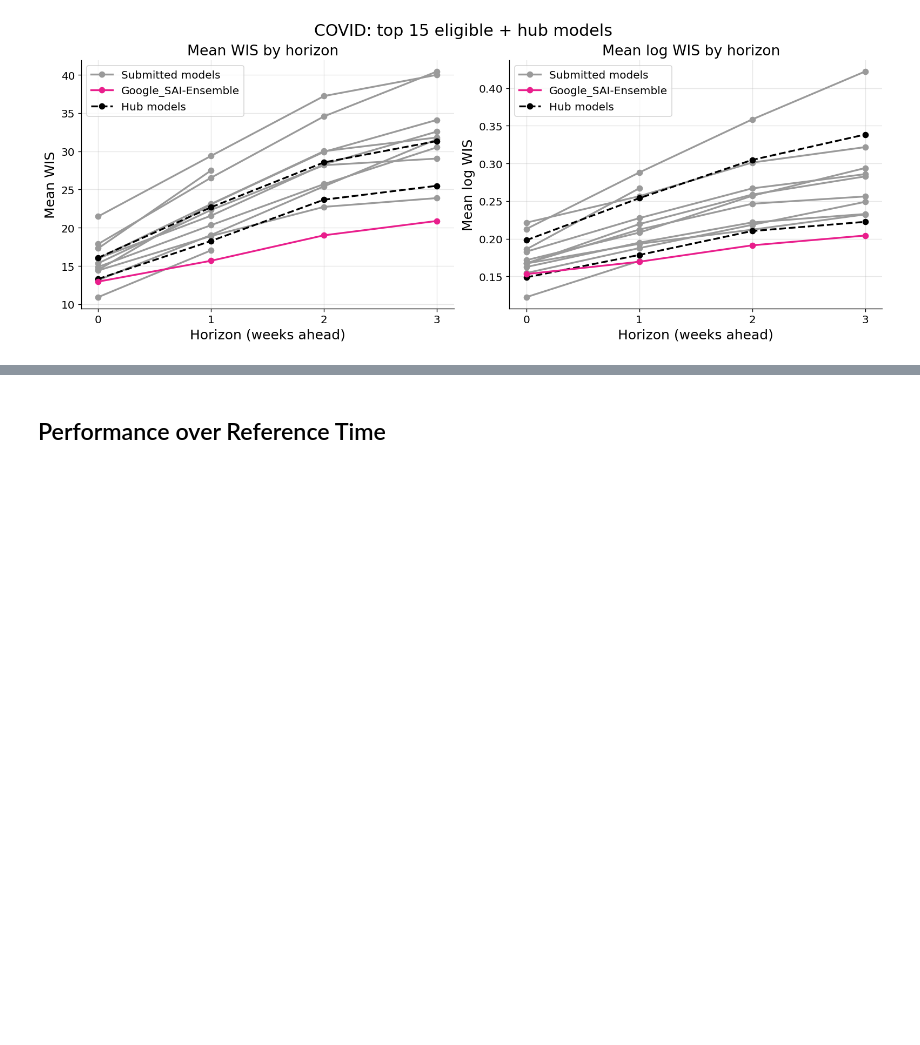
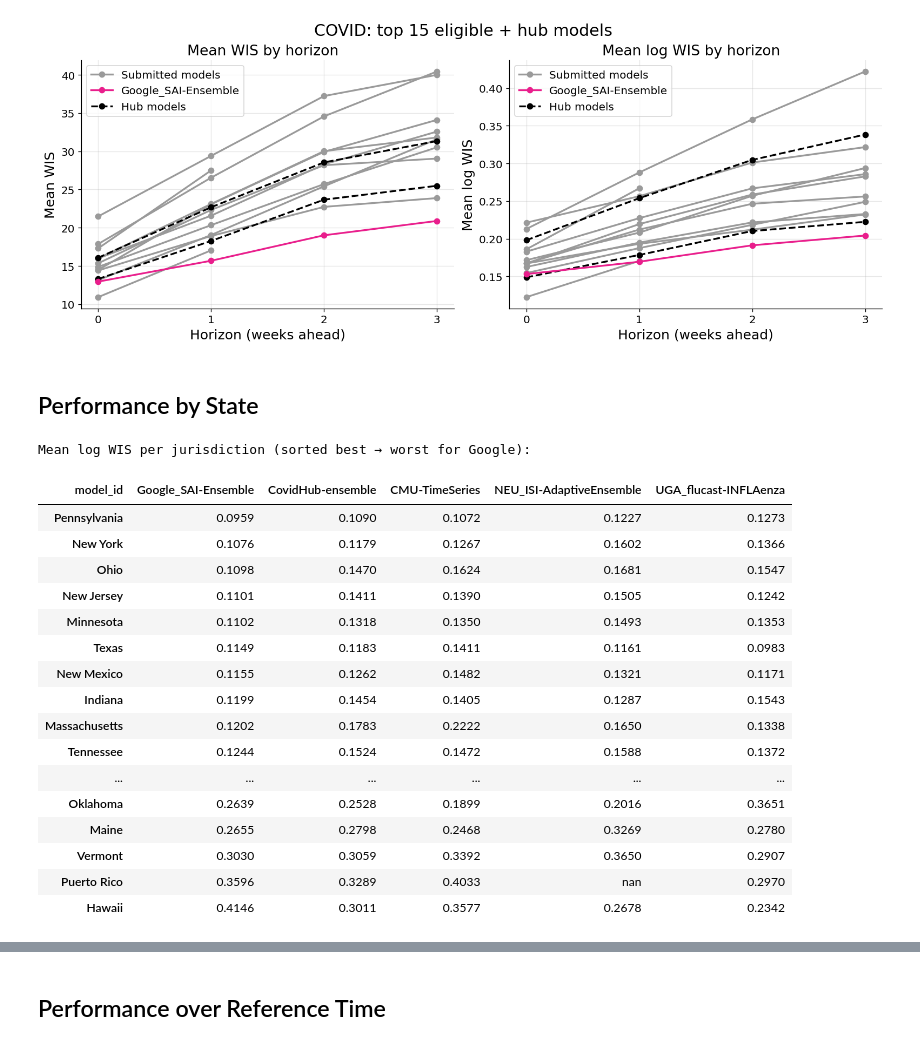
Before and after one commit to sarahmart/epi-hub-analysis, a Jupyter notebook: covid_analysis.ipynb, the cells around one changed output, grey strips where cells are left out. Drawn from its saved outputs; the diff is of its cells as text; code cells hidden in the pictures; blank space fills up the shorter version.

Commit message:
Adding performance by state summaries

```diff
--- a/covid_analysis.ipynb
+++ b/covid_analysis.ipynb
@@ -589,3 +564,76 @@ Mean log WIS by model and horizon:
 | OHT_JHU-nbxd | 0.2214 | 0.2565 | 0.3012 | 0.3217 |
 | UM-DeepOutbreak | 0.2130 | 0.2880 | 0.3585 | 0.4221 |
 [figure]
+# %% [markdown]
+## Performance by State
+# %%
+# Mean WIS & log WIS per jurisdiction (eligible + hub models)
+_loc_scores = scores[scores["model_id"].isin(set(eligible_models) | HUB_MODELS)]
+
+by_loc_wis = (
+    _loc_scores.groupby(["model_id", "location"])["wis"]
+    .mean().unstack("location").round(2)
+)
+by_loc_log = (
+    _loc_scores.groupby(["model_id", "location"])["log_wis"]
+    .mean().unstack("location").round(4)
+)
+
+# Location names from flu
+from hub_config import FLU_HUB as _FLU_HUB
+_raw = pd.read_parquet(_FLU_HUB.truth_path)
+_loc_names = (
+    _raw[["location", "location_name"]].dropna()
+    .drop_duplicates("location").set_index("location")["location_name"].to_dict()
+)
+del _raw, _FLU_HUB
+
+by_loc_wis.columns = [_loc_names.get(c, c) for c in by_loc_wis.columns]
+by_loc_log.columns = [_loc_names.get(c, c) for c in by_loc_log.columns]
+
+# Sort models by overall mean log WIS (best first)
+by_loc_log = by_loc_log.loc[by_loc_log.mean(axis=1).sort_values().index]
+by_loc_wis = by_loc_wis.reindex(by_loc_log.index)
+
+# Table: Google + main ensemble + top-3 eligible models (by season-average log WIS)
+_top3 = [
+    m for m in by_loc_log.mean(axis=1).sort_values().index
+    if m in eligible_models and m not in {GOOGLE, ENSEMBLE}
+][:3]
+_key = [m for m in ([GOOGLE, ENSEMBLE] + _top3) if m in by_loc_log.index]
+_tbl = by_loc_log.loc[_key].T
+if GOOGLE in _tbl.columns:
+    _tbl = _tbl.sort_values(GOOGLE, ascending=True)
+
+print("Mean log WIS per jurisdiction (sorted best → worst for Google):")
+display(
+    _tbl.style
+    .background_gradient(cmap="RdYlGn_r", axis=0)
+    .format("{:.4f}")
+    .apply_index(
+        lambda idx: [
+            f"color: {GOOGLE_PINK}; font-weight: bold" if v == GOOGLE else ""
+            for v in idx
+        ],
+        axis=1,
+    )
+)
+# %% [output]
+Mean log WIS per jurisdiction (sorted best → worst for Google):
+| model_id | Google_SAI-Ensemble | CovidHub-ensemble | CMU-TimeSeries | NEU_ISI-AdaptiveEnsemble | UGA_flucast-INFLAenza |
+| Pennsylvania | 0.0959 | 0.1090 | 0.1072 | 0.1227 | 0.1273 |
+| New York | 0.1076 | 0.1179 | 0.1267 | 0.1602 | 0.1366 |
+| Ohio | 0.1098 | 0.1470 | 0.1624 | 0.1681 | 0.1547 |
+| New Jersey | 0.1101 | 0.1411 | 0.1390 | 0.1505 | 0.1242 |
+| Minnesota | 0.1102 | 0.1318 | 0.1350 | 0.1493 | 0.1353 |
+| Texas | 0.1149 | 0.1183 | 0.1411 | 0.1161 | 0.0983 |
+| New Mexico | 0.1155 | 0.1262 | 0.1482 | 0.1321 | 0.1171 |
+| Indiana | 0.1199 | 0.1454 | 0.1405 | 0.1287 | 0.1543 |
+| Massachusetts | 0.1202 | 0.1783 | 0.2222 | 0.1650 | 0.1338 |
+| Tennessee | 0.1244 | 0.1524 | 0.1472 | 0.1588 | 0.1372 |
+| ... | ... | ... | ... | ... | ... |
+| Oklahoma | 0.2639 | 0.2528 | 0.1899 | 0.2016 | 0.3651 |
+| Maine | 0.2655 | 0.2798 | 0.2468 | 0.3269 | 0.2780 |
+| Vermont | 0.3030 | 0.3059 | 0.3392 | 0.3650 | 0.2907 |
+| Puerto Rico | 0.3596 | 0.3289 | 0.4033 | nan | 0.2970 |
+| Hawaii | 0.4146 | 0.3011 | 0.3577 | 0.2678 | 0.2342 |
```
Also changed, not shown: parts of 5 cells of this notebook, 3 other files.
